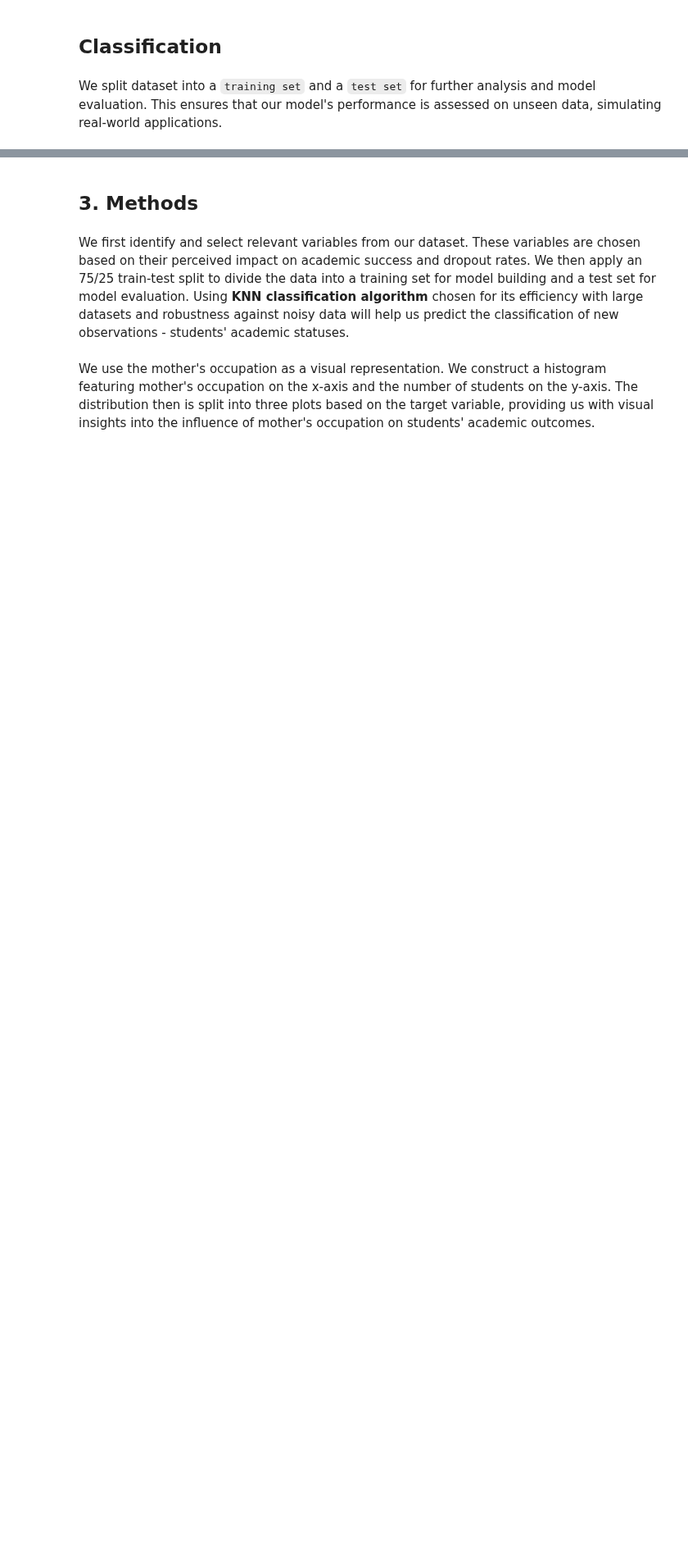
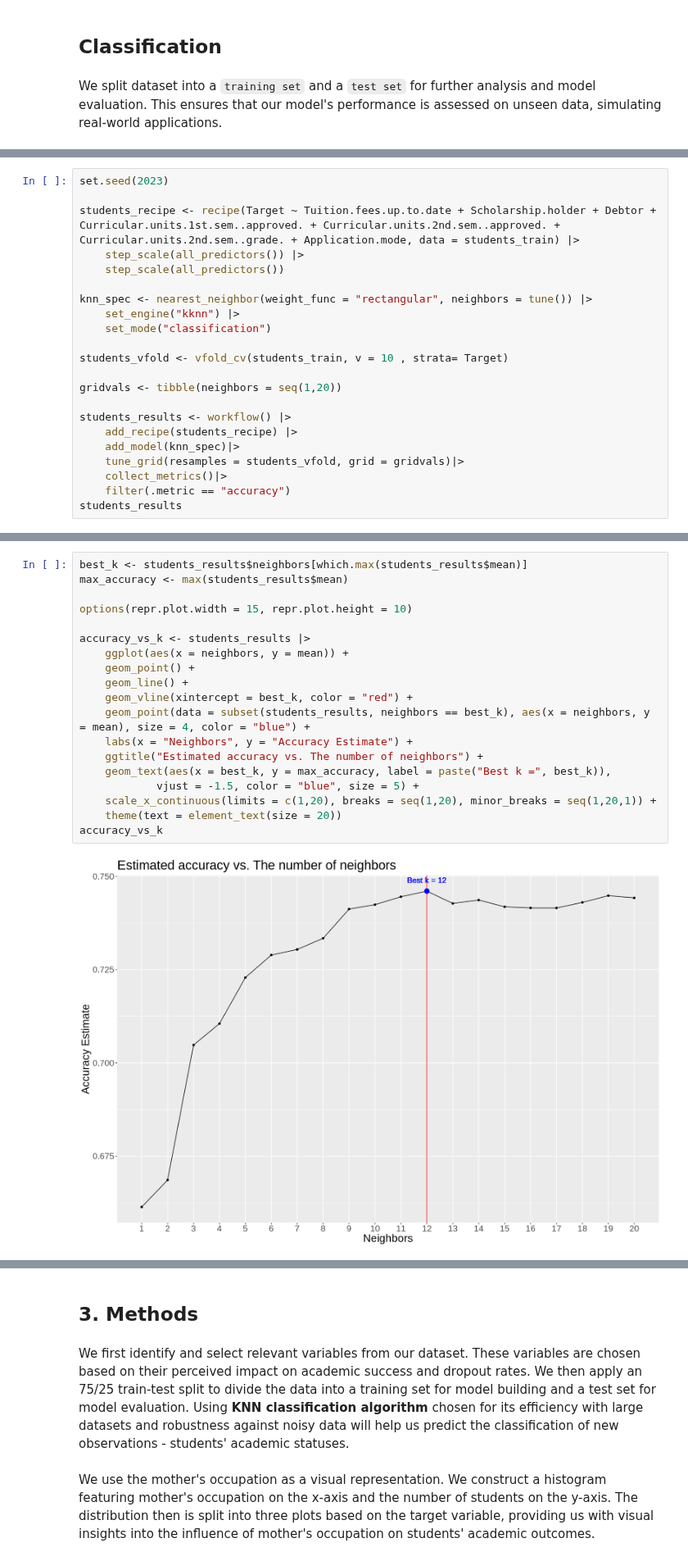
Before and after one commit to lesleymai/ds_group, a Jupyter notebook: Group_Report.ipynb, the cells around one changed output, grey strips where cells are left out. Shown at 82% size. Cells and saved outputs as stored; diff of their text form; blank space fills up the shorter version.

```diff
--- a/Group_Report.ipynb
+++ b/Group_Report.ipynb
@@ -479,0 +578,22 @@ student_results
+# %%
+set.seed(2023)
+
+students_recipe <- recipe(Target ~ Tuition.fees.up.to.date + Scholarship.holder + Debtor + Curricular.units.1st.sem..approved. + Curricular.units.2nd.sem..approved. + Curricular.units.2nd.sem..grade. + Application.mode, data = students_train) |>
+    step_scale(all_predictors()) |>
+    step_scale(all_predictors())
+
+knn_spec <- nearest_neighbor(weight_func = "rectangular", neighbors = tune()) |>
+    set_engine("kknn") |>
+    set_mode("classification")
+
+students_vfold <- vfold_cv(students_train, v = 10 , strata= Target)
+
+gridvals <- tibble(neighbors = seq(1,20))
+
+students_results <- workflow() |>
+    add_recipe(students_recipe) |>
+    add_model(knn_spec)|>
+    tune_grid(resamples = students_vfold, grid = gridvals)|>
+    collect_metrics()|>
+    filter(.metric == "accuracy")
+students_results
@@ -479,0 +617,21 @@ student_results
+# %%
+best_k <- students_results$neighbors[which.max(students_results$mean)]
+max_accuracy <- max(students_results$mean)
+
+options(repr.plot.width = 15, repr.plot.height = 10)
+
+accuracy_vs_k <- students_results |>
+    ggplot(aes(x = neighbors, y = mean)) +
+    geom_point() +
+    geom_line() +
+    geom_vline(xintercept = best_k, color = "red") +
+    geom_point(data = subset(students_results, neighbors == best_k), aes(x = neighbors, y = mean), size = 4, color = "blue") +
+    labs(x = "Neighbors", y = "Accuracy Estimate") +
+    ggtitle("Estimated accuracy vs. The number of neighbors") +
+    geom_text(aes(x = best_k, y = max_accuracy, label = paste("Best k =", best_k)),
+            vjust = -1.5, color = "blue", size = 5) +
+    scale_x_continuous(limits = c(1,20), breaks = seq(1,20), minor_breaks = seq(1,20,1)) +
+    theme(text = element_text(size = 20))
+accuracy_vs_k
+# %% [output]
+[figure, added]
```
Also changed, not shown: parts of 12 cells of this notebook.
